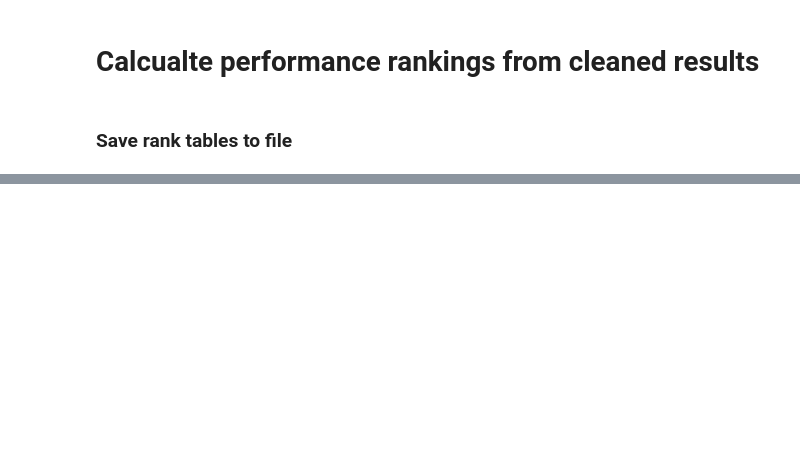
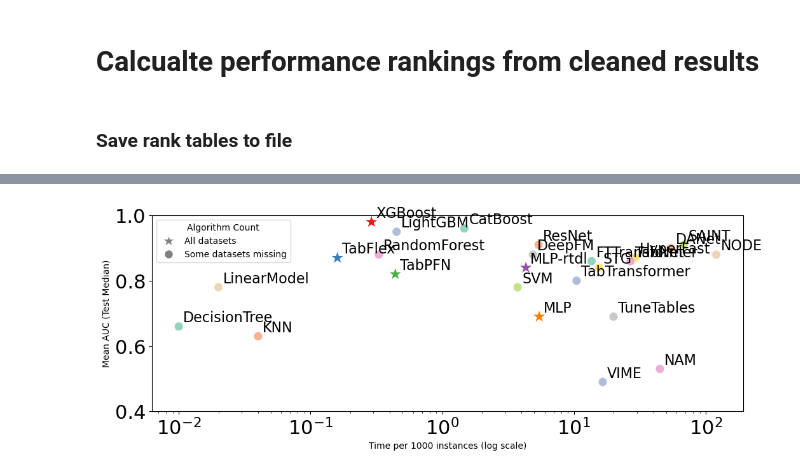
Before and after one commit to yzeng58/tabzilla, a Jupyter notebook: results_viz/2-performance-rankings.ipynb, the cells around one changed output, grey strips where cells are left out. Saved outputs shown, nothing was run; the diff lists cells and outputs as text; code cells hidden in the pictures; blank space fills up the shorter version.

```diff
--- a/results_viz/2-performance-rankings.ipynb
+++ b/results_viz/2-performance-rankings.ipynb
@@ -161,0 +267,63 @@ final_tables['AUC'][final_tables['AUC']['AUC_rank_mean']['count'] == 36]
+# %%
+plt.rc('xtick', labelsize=22)
+plt.rc('ytick', labelsize=22)
+
+# Filter the data for algorithms with count == 36
+full_data = final_tables['AUC']
+data_36 = full_data[full_data['AUC_rank_mean']['count'] == 36]
+data_others = full_data[full_data['AUC_rank_mean']['count'] != 36]
+
+# Create a DataFrame with the required columns, excluding specified algorithms
+plot_data = pd.DataFrame({
+    'Algorithm': full_data.index,
+    'Time': full_data['time_per_1000_inst_mean_AUC']['median'].astype(float),
+    'AUC': full_data['normalized_AUC__test_mean']['median'].astype(float),
+    'Count': full_data['AUC_rank_mean']['count']
+})
+plot_data = plot_data[~plot_data['Algorithm'].isin(['Ours-1', 'TabFlex', 'TabSmall', 'TabFast'])]
+
+# Change 'Ours-2' to 'TabFlex'
+plot_data['Algorithm'] = plot_data['Algorithm'].replace('Ours-2', 'TabFlex')
+
+# Create the scatter plot
+plt.figure(figsize=(12, 4))
+
+# Plot other algorithms
+sns.scatterplot(data=plot_data[plot_data['Count'] != 36],
+                x='Time', y='AUC',
+                hue='Algorithm',
+                palette='Set2', alpha=0.7, s=100)
+
+# Plot algorithms with count == 36 with different marker
+sns.scatterplot(data=plot_data[plot_data['Count'] == 36],
+                x='Time', y='AUC',
+                hue='Algorithm',
+                palette='Set1', alpha=1, s=350, marker='*')
+
+# Customize the plot
+plt.xscale('log')  # Use log scale for x-axis due to wide range of values
+plt.xlabel('Time per 1000 instances (log scale)')
+plt.ylabel('Mean AUC (Test Median)')
+plt.ylim(0.4, 1)
+
+# Add labels for each point
+for _, row in plot_data.iterrows():
+    plt.annotate(row['Algorithm'], (row['Time'], row['AUC']),
+                 xytext=(5, 5), textcoords='offset points', fontsize=16)
+
+# Adjust legend
+# Create custom legend handles
+legend_elements = [
+    plt.Line2D([0], [0], marker='*', color='w', label='All datasets',
+               markerfacecolor='gray', markersize=15),
+    plt.Line2D([0], [0], marker='o', color='w', label='Some datasets missing',
+               markerfacecolor='gray', markersize=10)
+]
+
+plt.legend(handles=legend_elements, title='Algorithm Count')
+
+
+
+plt.show()
+# %% [output]
+[figure, added]
```
Also changed, not shown: parts of 8 cells of this notebook, 29 other files.
